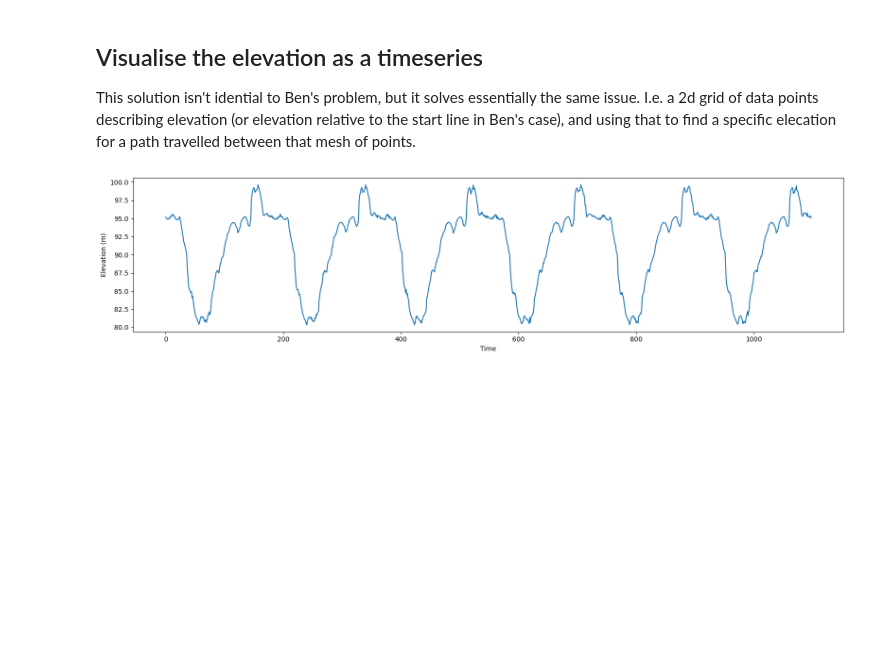
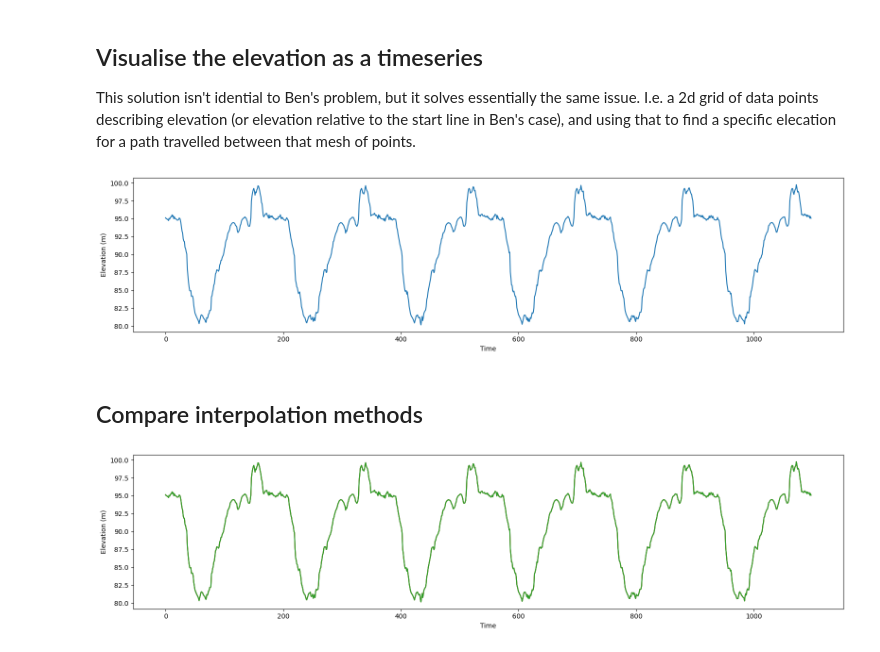
Before and after one commit to jmsplank/mws_elevation, a Jupyter notebook: elevation_interpolation.ipynb, the cells around one changed output. Saved outputs shown, nothing was run; the diff lists cells and outputs as text; code cells hidden in the pictures; blank space fills up the shorter version.

```diff
--- a/elevation_interpolation.ipynb
+++ b/elevation_interpolation.ipynb
@@ -255,16 +255,23 @@ Scipy has a function, `interpn`, that can do this in essentially one line. It ne
 # %%
 # Use Scipy's `interpn` N-Dimensional interpolator to approximate the elevation
-heights = interpn(
-    points=(grid),                                                                  # (x, y) arrays of x and y coordinates
-    values=np.c_[elevation_meters].reshape(len(grid[0]), len(grid[1]), order="F"),  # [nx, ny] array of height values
-                                                                                    #   converted to array and reshaped using
-                                                                                    #   Fortran style (column-major)
-    xi=jitter.T,                                                                    # Sample the interpolated grid at the x,y
-                                                                                    #   coordinates of each timestamp of ride
-    method="cubic",                                                                 # Use cubic (smooth, slow) interpolation
-                                                                                    #   alternatives are linear (jagged, faster)
-                                                                                    #   and quintic (smoooth, slower)
-)
+def interp(points, values, path, method):
+    heights = interpn(
+        points=(points),  # (x, y) arrays of x and y coordinates
+        values=np.c_[values].reshape(
+            len(grid[0]), len(grid[1]), order="F"
+        ),  # [nx, ny] array of height values
+        #   converted to array and reshaped using
+        #   Fortran style (column-major)
+        xi=path,  # Sample the interpolated grid at the x,y
+        #   coordinates of each timestamp of ride
+        method=method,  # Use cubic (smooth, slow) interpolation
+        #   alternatives are linear (jagged, faster)
+        #   and quintic (smoooth, slower)
+    )
+    return heights
+
+
+heights = interp(grid, elevation_meters, jitter.T, "cubic")
 
 print(heights)
 # %% [output]
@@ -297,3 +304,22 @@ plt.tight_layout()
 plt.show()
 # %% [output]
 [figure]
+# %% [markdown]
+## Compare interpolation methods
+# %%
+fig, ax = plt.subplots(figsize=(16, 4))
+
+j_cubic = heights
+j_linear = interp(grid, elevation_meters, jitter.T, "linear")
+j_quintic = interp(grid, elevation_meters, jitter.T, "quintic")
+
+ax.plot(np.arange(*j_cubic.shape), heights, label="cubic")
+ax.plot(np.arange(*j_linear.shape), heights, label="linear")
+ax.plot(np.arange(*j_quintic.shape), heights, label="quintic")
+
+ax.set_ylabel("Elevation (m)")
+ax.set_xlabel("Time")
+plt.tight_layout()
+plt.show()
+# %% [output]
+[figure, added]
```
Also changed, not shown: parts of 5 cells of this notebook.
